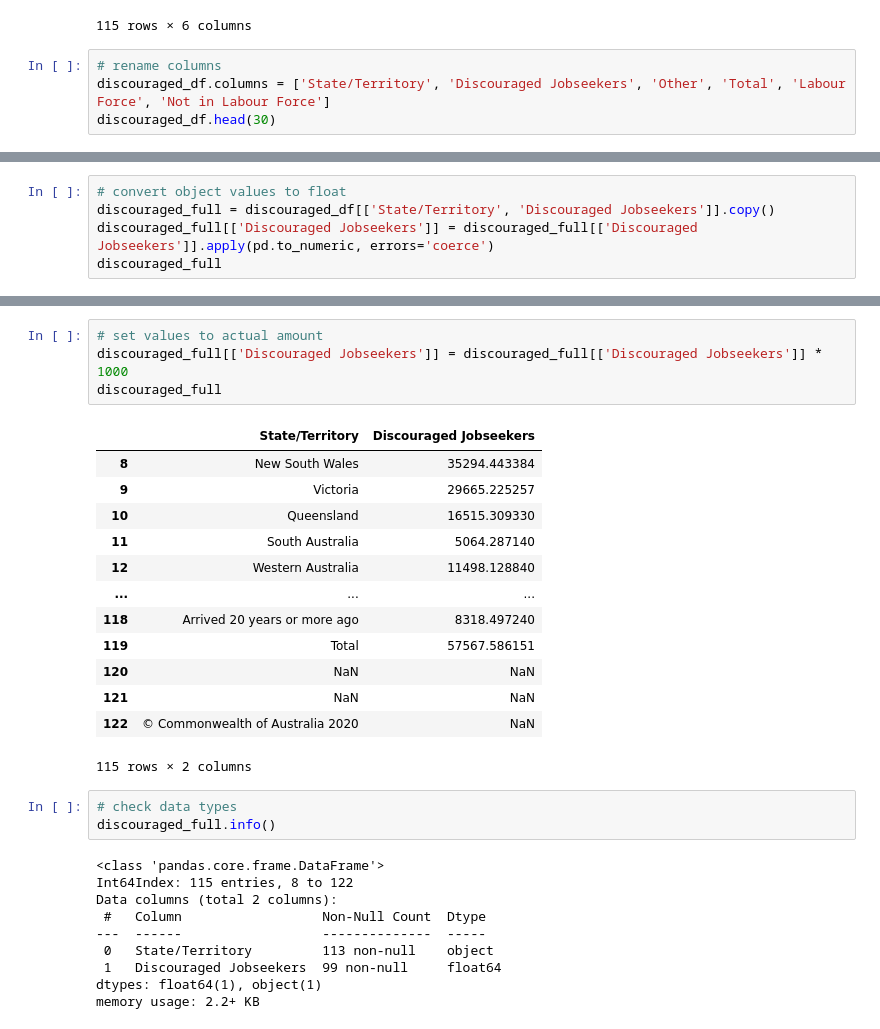
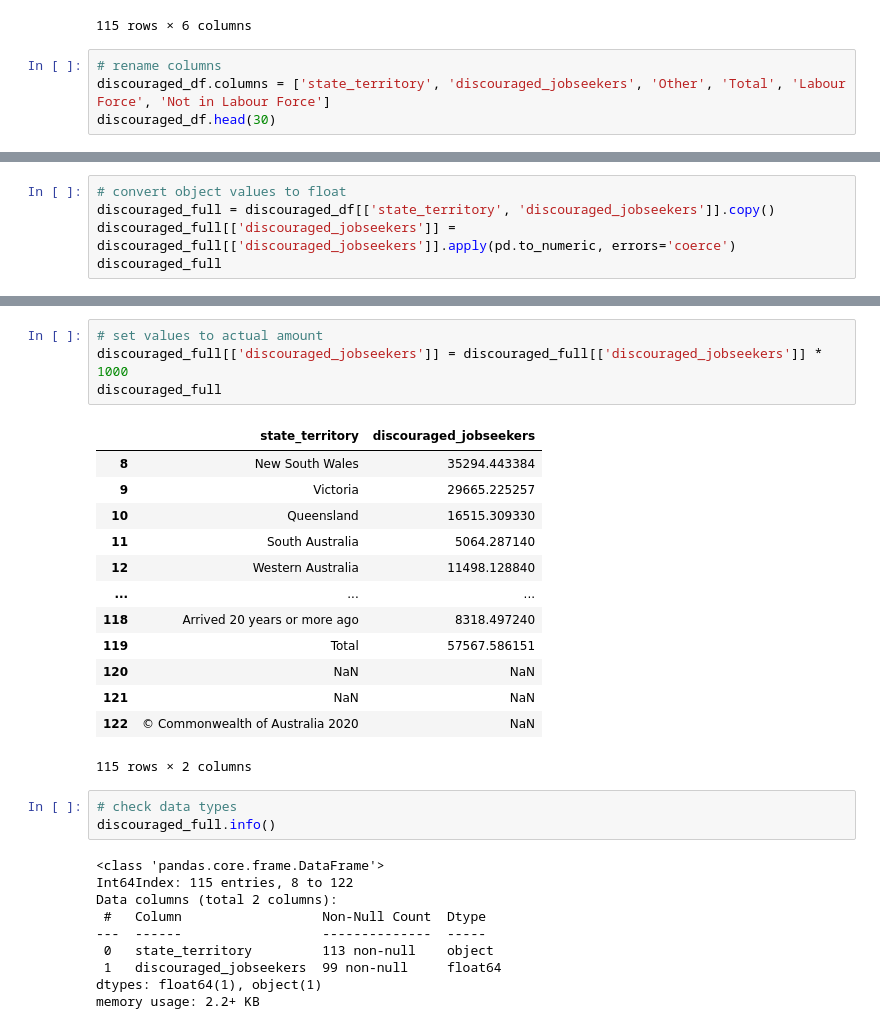
Before and after one commit to dianeyaneza/UWA-Data-Project-2-ETL-SkillsBridge, a Jupyter notebook: Cleanup - Characteristics of Discouraged Jobseekers.ipynb, the cells around one changed output, grey strips where cells are left out. Cells and saved outputs as stored; diff of their text form.

```diff
--- a/Cleanup - Characteristics of Discouraged Jobseekers.ipynb
+++ b/Cleanup - Characteristics of Discouraged Jobseekers.ipynb
@@ -45,6 +45,6 @@ discouraged_df
 115 rows × 6 columns
 # %%
 # rename columns
-discouraged_df.columns = ['State/Territory', 'Discouraged Jobseekers', 'Other', 'Total', 'Labour Force', 'Not in Labour Force']
+discouraged_df.columns = ['state_territory', 'discouraged_jobseekers', 'Other', 'Total', 'Labour Force', 'Not in Labour Force']
 discouraged_df.head(30)
 # %% [output]
@@ -67,7 +67,7 @@ discouraged_df.head(30)
 | 37 | Born overseas | 40.4562 | 282.484 | 322.94 | 400.961 | 2400.95 |
 # %%
 # convert object values to float
-discouraged_full = discouraged_df[['State/Territory', 'Discouraged Jobseekers']].copy()
-discouraged_full[['Discouraged Jobseekers']] = discouraged_full[['Discouraged Jobseekers']].apply(pd.to_numeric, errors='coerce')
+discouraged_full = discouraged_df[['state_territory', 'discouraged_jobseekers']].copy()
+discouraged_full[['discouraged_jobseekers']] = discouraged_full[['discouraged_jobseekers']].apply(pd.to_numeric, errors='coerce')
 discouraged_full
 # %% [output]
@@ -86,10 +86,10 @@ discouraged_full
 115 rows × 2 columns
 # %%
 # set values to actual amount
-discouraged_full[['Discouraged Jobseekers']] = discouraged_full[['Discouraged Jobseekers']] * 1000
+discouraged_full[['discouraged_jobseekers']] = discouraged_full[['discouraged_jobseekers']] * 1000
 discouraged_full
 # %% [output]
-|  | State/Territory | Discouraged Jobseekers |
+|  | state_territory | discouraged_jobseekers |
 | 8 | New South Wales | 35294.443384 |
 | 9 | Victoria | 29665.225257 |
 | 10 | Queensland | 16515.309330 |
@@ -111,8 +111,8 @@ Int64Index: 115 entries, 8 to 122
 Data columns (total 2 columns):
  #   Column                  Non-Null Count  Dtype
 ---  ------                  --------------  -----
- 0   State/Territory         113 non-null    object
- 1   Discouraged Jobseekers  99 non-null     float64
+ 0   state_territory         113 non-null    object
+ 1   discouraged_jobseekers  99 non-null     float64
 dtypes: float64(1), object(1)
 memory usage: 2.2+ KB
 # %%
```
Also changed, not shown: parts of 11 cells of this notebook, 6 other files.
